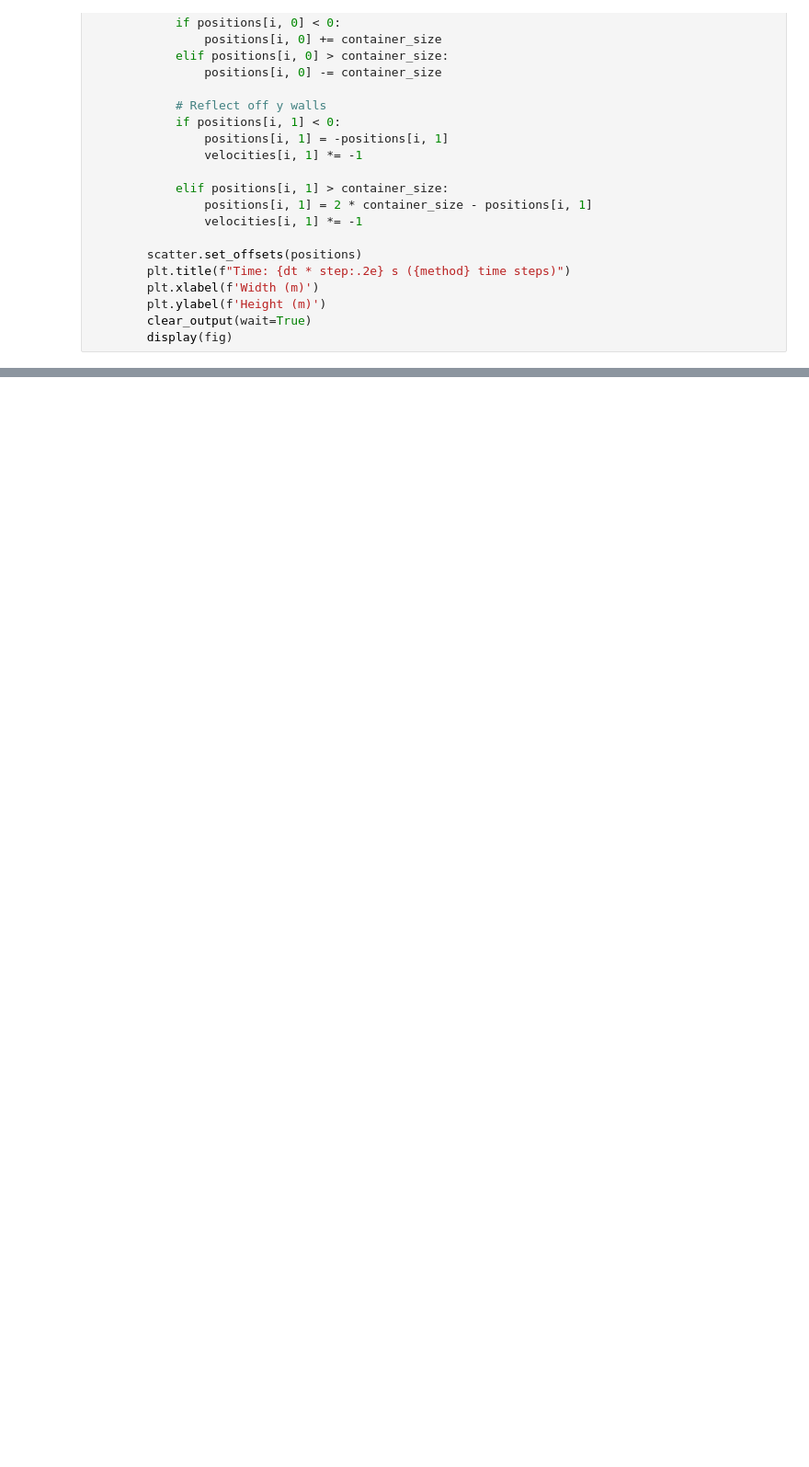
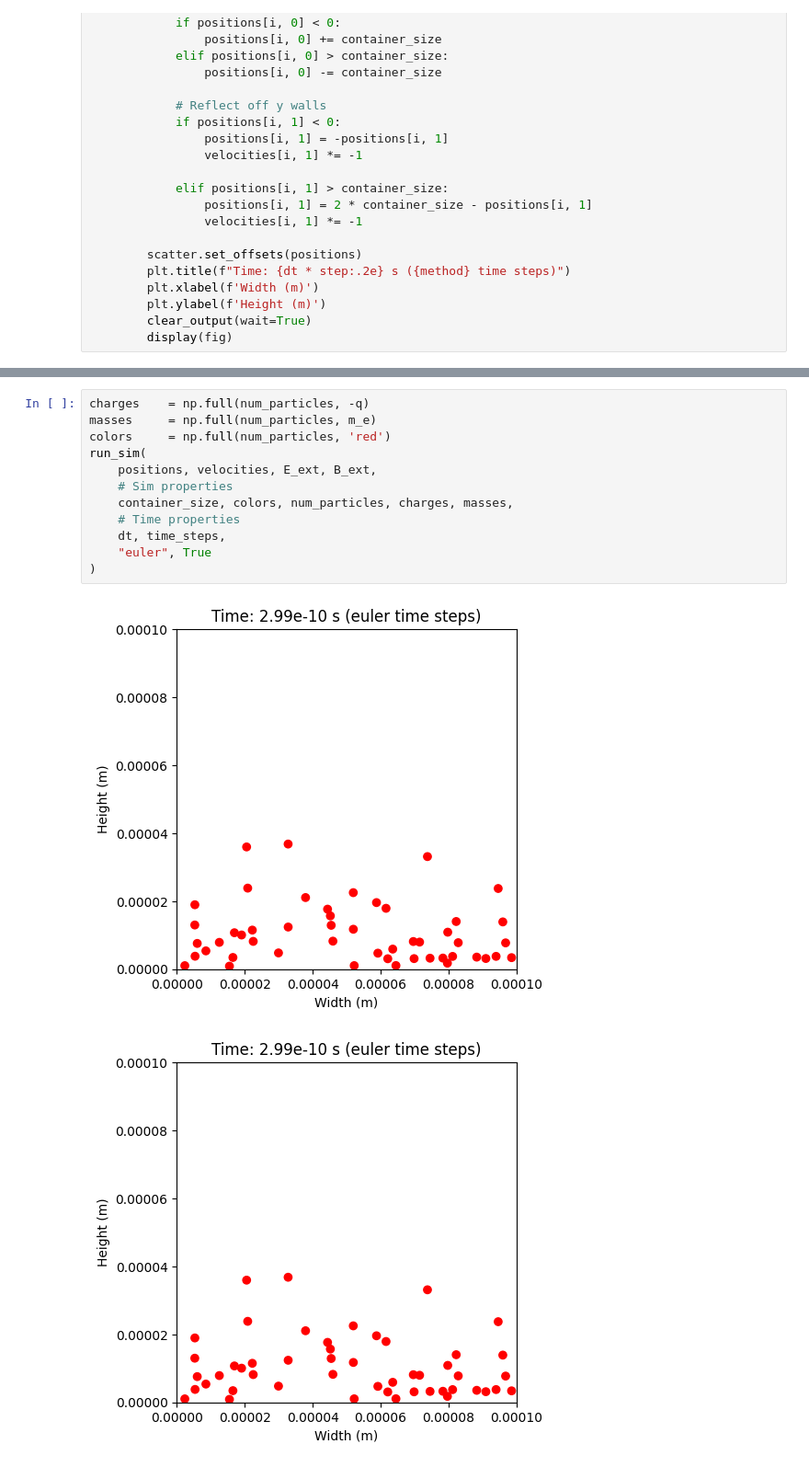
Before and after one commit to maraMaraschino/electricity-magnetism, a Jupyter notebook: final-project/n-body hall sim.ipynb, the cells around one changed output, grey strips where cells are left out. Shown at 92% size. Cells and saved outputs as stored; diff of their text form; blank space fills up the shorter version.

```diff
--- a/final-project/n-body hall sim.ipynb
+++ b/final-project/n-body hall sim.ipynb
@@ -282,0 +289,15 @@ run_sim(
+# %%
+charges    = np.full(num_particles, -q)
+masses     = np.full(num_particles, m_e)
+colors     = np.full(num_particles, 'red')
+run_sim(
+    positions, velocities, E_ext, B_ext,
+    # Sim properties
+    container_size, colors, num_particles, charges, masses,
+    # Time properties
+    dt, time_steps,
+    "euler", True
+)
+# %% [output]
+[figure, added]
+[figure, added]
```
Also changed, not shown: parts of 11 cells of this notebook.
